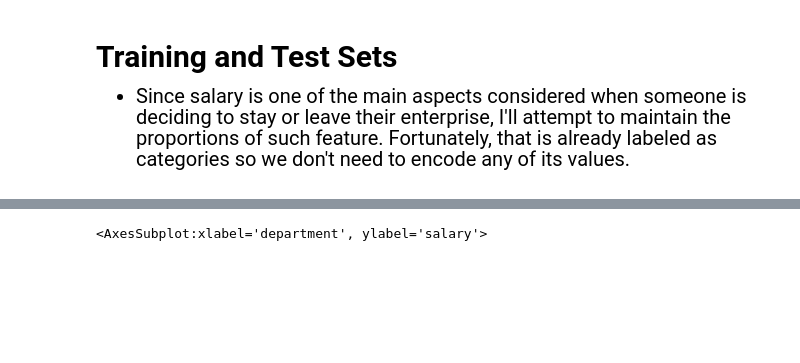
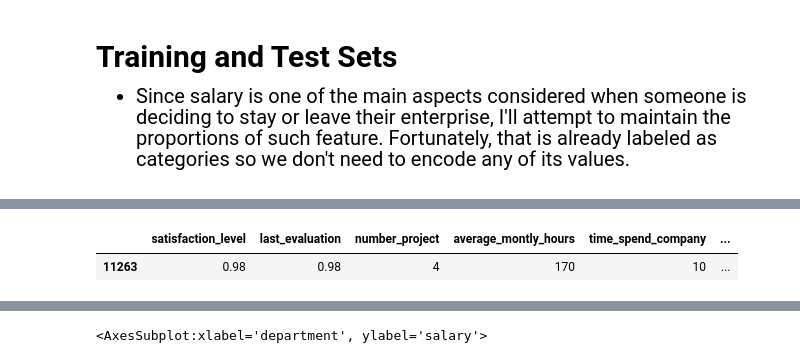
Before and after one commit to felipesveiga/Employee-Turnover, a Jupyter notebook: turnover.ipynb, the cells around one changed output, grey strips where cells are left out. Saved outputs shown, nothing was run; the diff lists cells and outputs as text; code cells hidden in the pictures; blank space fills up the shorter version.

```diff
--- a/turnover.ipynb
+++ b/turnover.ipynb
@@ -98,0 +111,6 @@ for train_index, test_index in split.split(employee_data, employee_data.salary):
+# %%
+# Criar aqui as novas colunas!
+train.head(1)
+# %% [output]
+|  | satisfaction_level | last_evaluation | number_project | average_montly_hours | time_spend_company | ... |
+| 11263 | 0.98 | 0.98 | 4 | 170 | 10 | ... |
```
Also changed, not shown: parts of 8 cells of this notebook.
